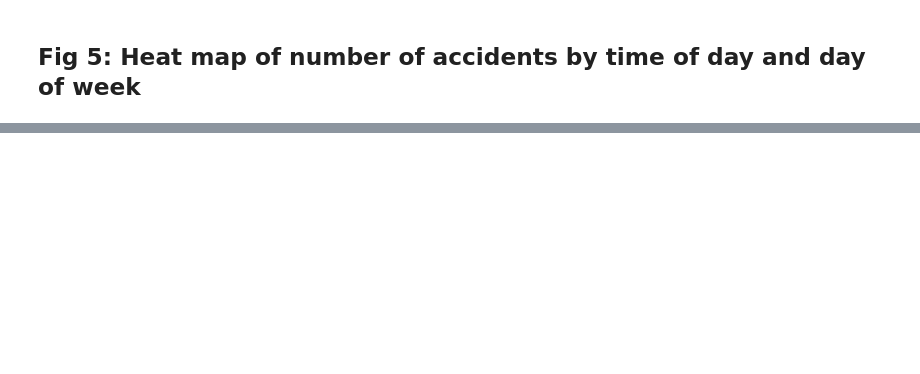
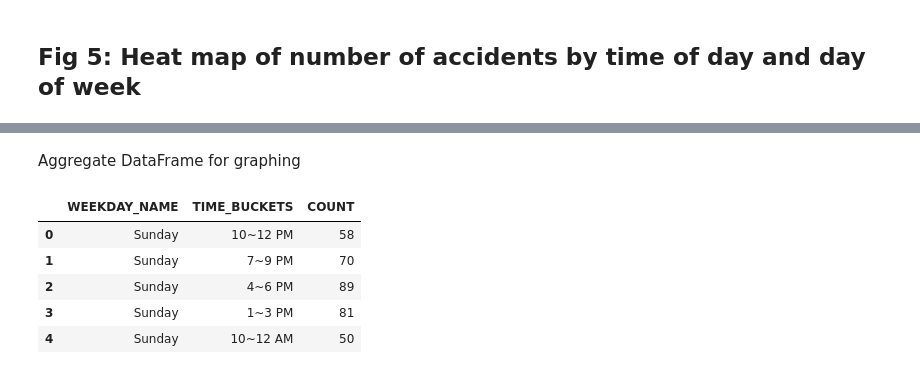
Before and after one commit to zs-barnes/Traffic-Collisions-EDA, a Jupyter notebook: EDA_Viz_Final_Project_Code_clean.ipynb, the cells around one changed output, grey strips where cells are left out. Drawn from its saved outputs; the diff is of its cells as text; code cells hidden in the pictures; blank space fills up the shorter version.

```diff
--- a/EDA_Viz_Final_Project_Code_clean.ipynb
+++ b/EDA_Viz_Final_Project_Code_clean.ipynb
@@ -369,0 +376,18 @@ ylab("Count\n")
+# %%
+def time_buckets(time):
+    if time in [0,1,2]:
+        return '12~3 AM'
+    elif time in [3,4,5]:
+        return '4~6 AM'
+    elif time in [6,7,8]:
+        return '7~9 AM'
+    elif time in [9,10,11]:
+        return '10~12 AM'
+    elif time in [12,13,14]:
+        return '1~3 PM'
+    elif time in [15,16,17]:
+        return '4~6 PM'
+    elif time in [18,19,20]:
+        return '7~9 PM'
+    elif time in [21,22,23]:
+        return '10~12 PM'
@@ -369,0 +405,13 @@ ylab("Count\n")
+# %% [markdown]
+Aggregate DataFrame for graphing
+# %%
+c_ct = c[['WEEKDAY_NAME','TIME_BUCKETS','CASE_ID']].groupby(['WEEKDAY_NAME','TIME_BUCKETS']).count().reset_index()
+c_ct.columns = ['WEEKDAY_NAME','TIME_BUCKETS','COUNT']
+c_ct.head()
+# %% [output]
+|  | WEEKDAY_NAME | TIME_BUCKETS | COUNT |
+| 0 | Sunday | 10~12 PM | 58 |
+| 1 | Sunday | 7~9 PM | 70 |
+| 2 | Sunday | 4~6 PM | 89 |
+| 3 | Sunday | 1~3 PM | 81 |
+| 4 | Sunday | 10~12 AM | 50 |
```
Also changed, not shown: parts of 14 cells of this notebook.
